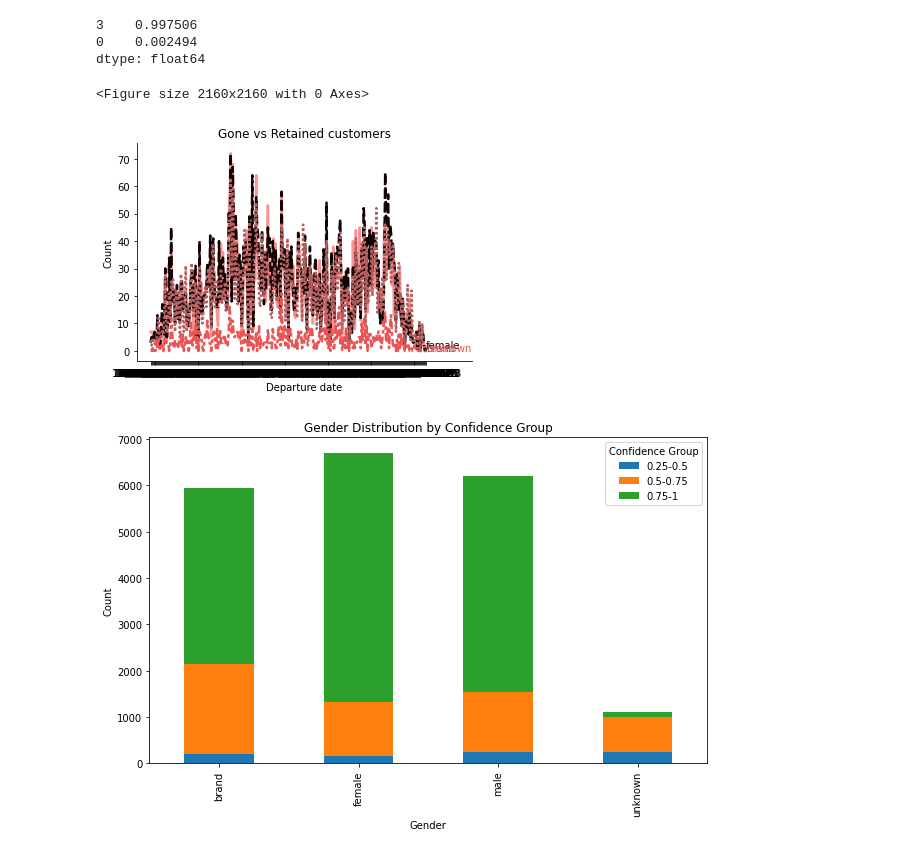
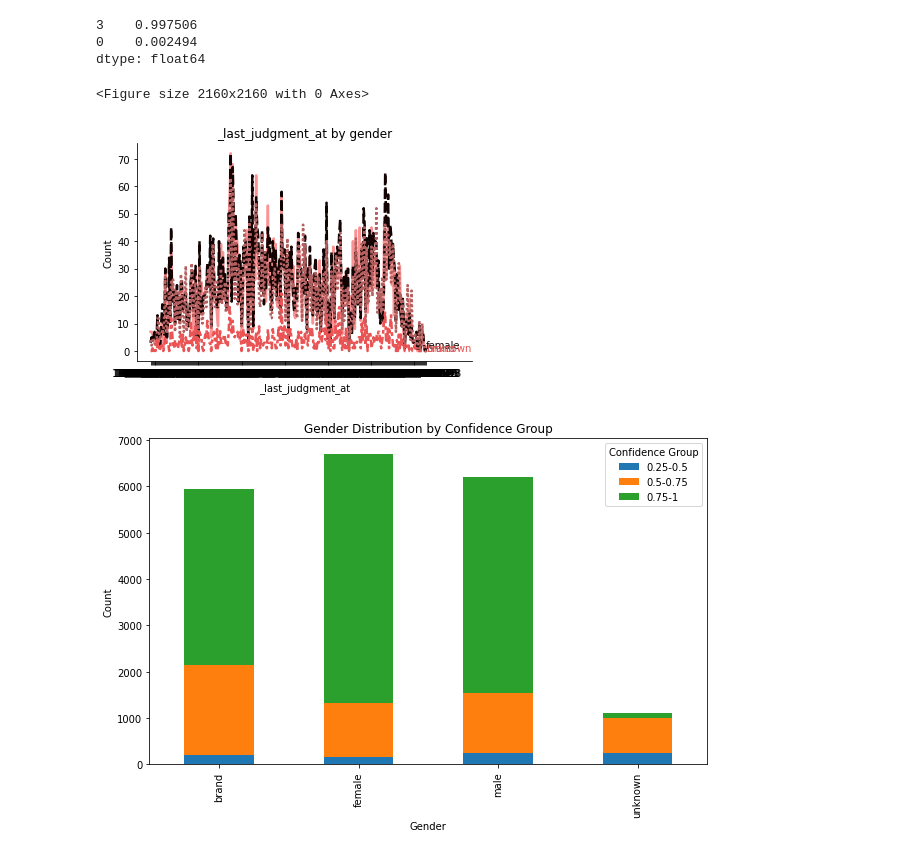
Before and after one commit to jsebastianquiroga/DEEP_LEARNING_PUJ, a Jupyter notebook: Notebook/DL_Twitter_Gender_Classification.ipynb, the cells around one changed output. Saved outputs shown, nothing was run; the diff lists cells and outputs as text; code cells hidden in the pictures.

```diff
--- a/Notebook/DL_Twitter_Gender_Classification.ipynb
+++ b/Notebook/DL_Twitter_Gender_Classification.ipynb
@@ -306,35 +306,35 @@ df_d = df_viaje.groupby(['_last_judgment_at']).agg(
 df_d
 # df_d
 import seaborn as sns
 plt.figure(figsize=(30, 30))
 fig, ax = plt.subplots()
 ax = sns.lineplot(data=df_d, linewidth=2.5, palette=['#FA9494', '#140303', '#B46060', '#EA5455'], legend=None, linestyle='solid')
 for line, name in zip(ax.lines, df_d.columns.tolist()):
 	y = line.get_ydata()[-1]
 	x = line.get_xdata()[-1]
 	if not np.isfinite(y):
 	    y=next(reversed(line.get_ydata()[~line.get_ydata().mask]),float("nan"))
 	if not np.isfinite(y) or not np.isfinite(x):
 	    continue
 	text = ax.annotate(name,
 		       xy=(x, y),
 		       xytext=(0, 0),
 		       color=line.get_color(),
 		       xycoords=(ax.get_xaxis_transform(),
 				 ax.get_yaxis_transform()),
 		       textcoords="offset points")
 	text_width = (text.get_window_extent(
 	fig.canvas.get_renderer()).transformed(ax.transData.inverted()).width)
 	if np.isfinite(text_width):
 		ax.set_xlim(ax.get_xlim()[0], text.xy[0] + text_width * 1.05)
-ax.set(xlabel='Departure date', ylabel='Count', title='Gone vs Retained customers')
+ax.set(xlabel='_last_judgment_at', ylabel='Count', title='_last_judgment_at by gender')
 #ax.legend(title='Type', title_fontsize = 13)
 sns.despine(bottom=False, left=False)
 plt.grid(False)
 plt.show()
 # %% [output]
 <Figure size 2160x2160 with 0 Axes>
-[figure, old version]
+[figure, new version]
 # %%
 # Define the bins and labels for the groups
 bins = [0, 0.25, 0.5, 0.75, 1]
```
Also changed, not shown: parts of 8 cells of this notebook.
